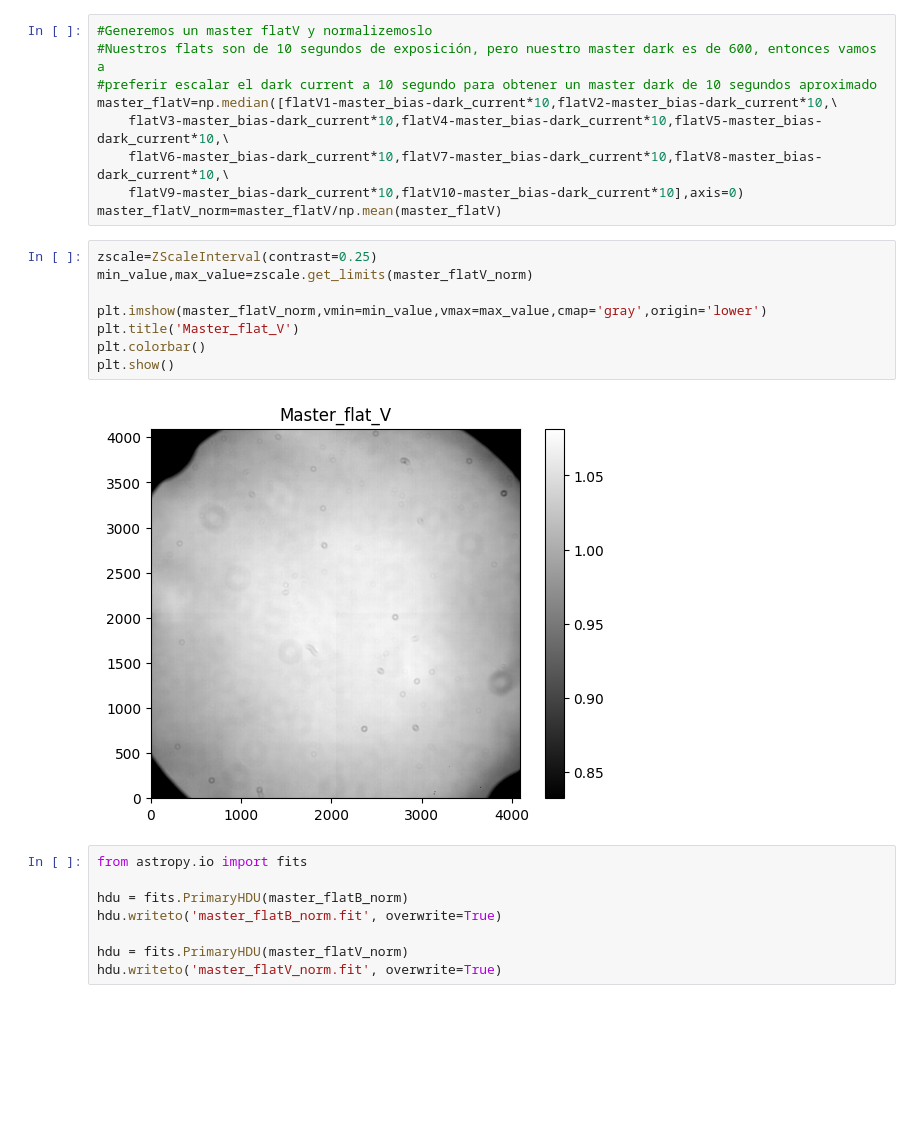
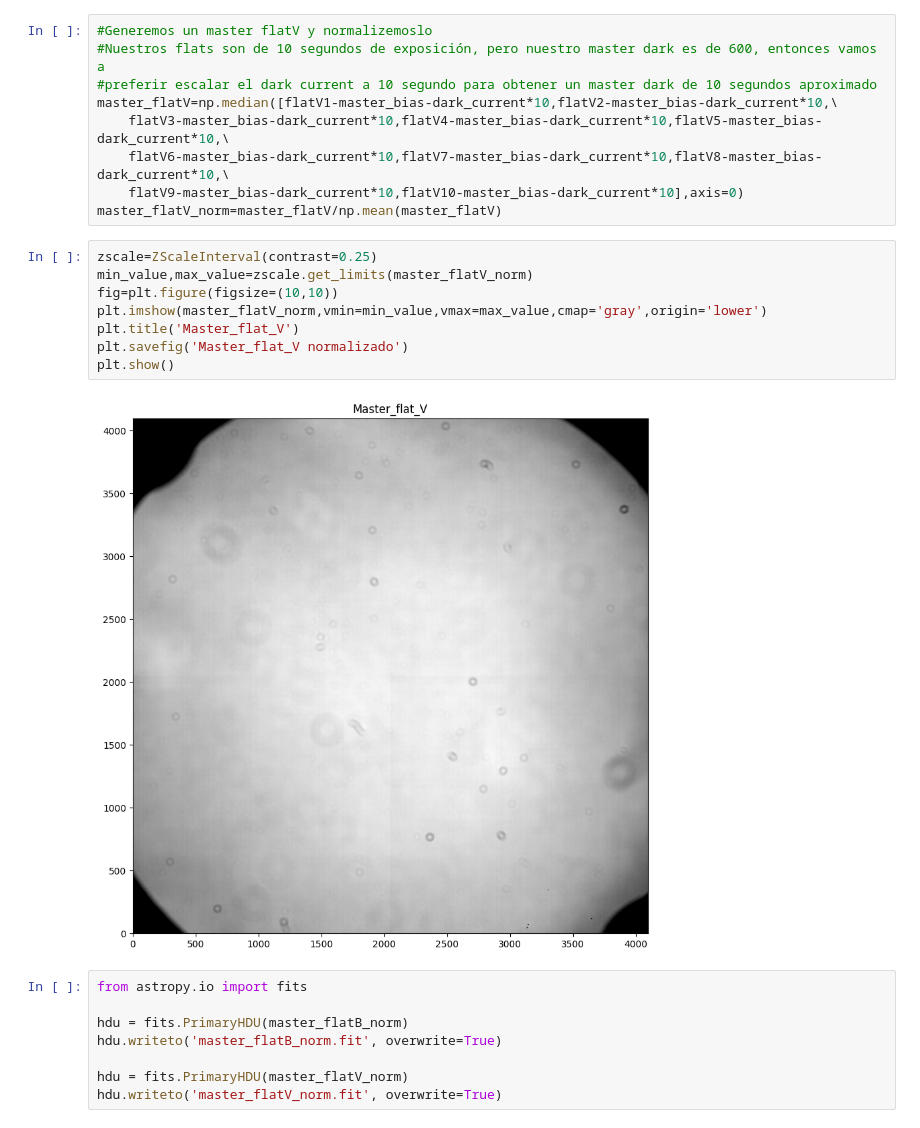
Before and after one commit to Bnyio/Instrumentacion2024, a Jupyter notebook: Master_Flats.ipynb, the cells around one changed output. Saved outputs shown, nothing was run; the diff lists cells and outputs as text; blank space fills up the shorter version.

```diff
--- a/Master_Flats.ipynb
+++ b/Master_Flats.ipynb
@@ -66,13 +66,13 @@ master_flatV_norm=master_flatV/np.mean(master_flatV)
 # %%
 zscale=ZScaleInterval(contrast=0.25)
 min_value,max_value=zscale.get_limits(master_flatV_norm)
-
+fig=plt.figure(figsize=(10,10))
 plt.imshow(master_flatV_norm,vmin=min_value,vmax=max_value,cmap='gray',origin='lower')
 plt.title('Master_flat_V')
-plt.colorbar()
+plt.savefig('Master_flat_V normalizado')
 plt.show()
 # %% [output]
-[figure, old version]
+[figure, new version]
 # %%
 from astropy.io import fits
 
```
Also changed, not shown: parts of 1 cell of this notebook, 3 other files.
